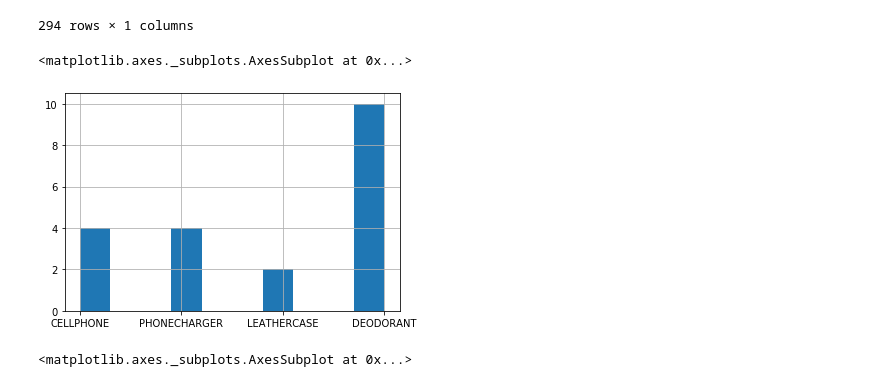
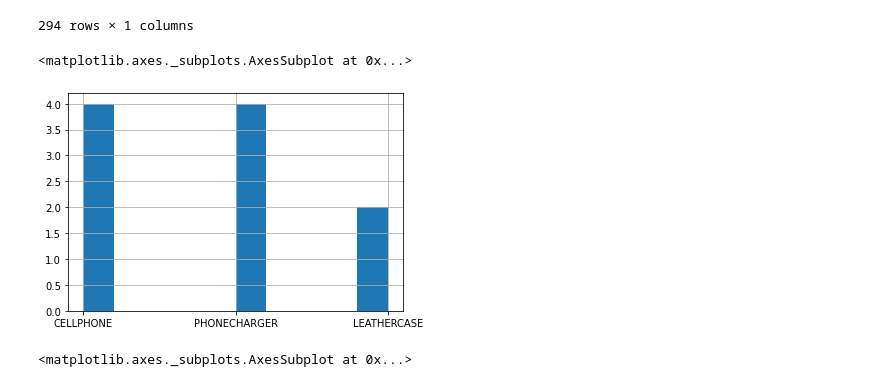
Before and after one commit to Hittwar/WMSPandas, a Jupyter notebook: WMS_Data.ipynb, the cells around one changed output. Saved outputs shown, nothing was run; the diff lists cells and outputs as text; code cells hidden in the pictures.

```diff
--- a/WMS_Data.ipynb
+++ b/WMS_Data.ipynb
@@ -65,11 +87,11 @@ df.groupby(['prtnum']).agg({'prtnum':'count'})
 | WHEATNOODLE | 1 |
 294 rows × 1 columns
 # %%
-a_head = df.head(20)
+a_head = df.head(10)
 a_head['prtnum'].hist()
 # %% [output]
 <matplotlib.axes._subplots.AxesSubplot at 0x...>
-[figure, old version]
+[figure, new version]
 # %%
 a_head = df.tail(20)
 a_head['prtnum'].hist()
```
Also changed, not shown: parts of 3 cells of this notebook, 2 other files.
